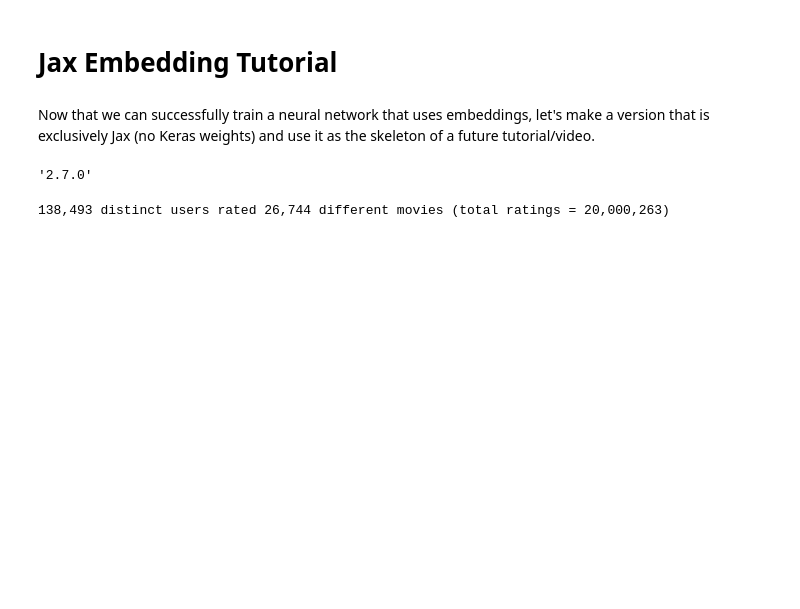
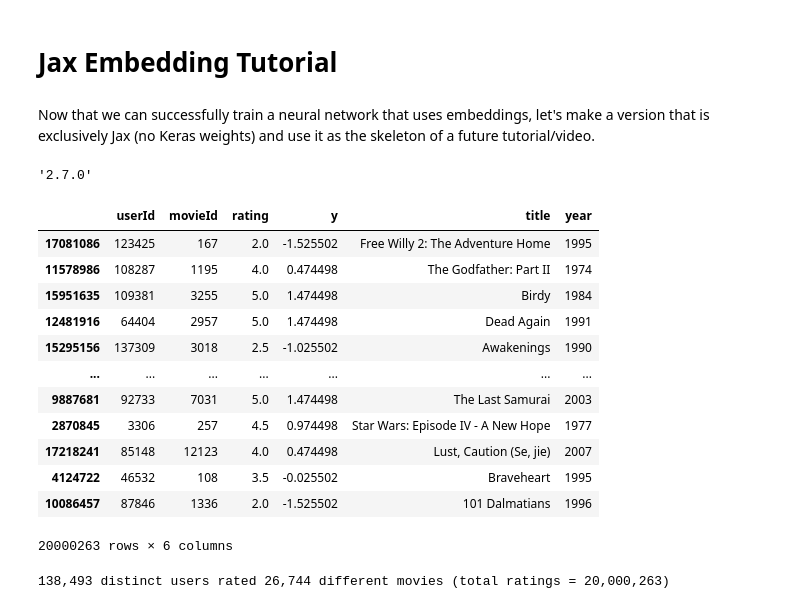
Before and after one commit to JoshVarty/LearningJax, a Jupyter notebook: 06_JaxEmbeddingTutorial.ipynb, the cells around one changed output. Drawn from its saved outputs; the diff is of its cells as text; code cells hidden in the pictures; blank space fills up the shorter version.

```diff
--- a/06_JaxEmbeddingTutorial.ipynb
+++ b/06_JaxEmbeddingTutorial.ipynb
@@ -29,6 +29,22 @@ tf.__version__
 ratings_df = pd.read_csv("data/movie-lens/rating.csv", usecols=['userId', 'movieId', 'rating', 'y'])
 movies_df = pd.read_csv("data/movie-lens/movie.csv", usecols=['movieId', 'title', 'year'])
 df = ratings_df.merge(movies_df, on='movieId').sort_values(by='userId')
+# %%
+df
+# %% [output]
+|  | userId | movieId | rating | y | title | year |
+| 17081086 | 123425 | 167 | 2.0 | -1.525502 | Free Willy 2: The Adventure Home | 1995 |
+| 11578986 | 108287 | 1195 | 4.0 | 0.474498 | The Godfather: Part II | 1974 |
+| 15951635 | 109381 | 3255 | 5.0 | 1.474498 | Birdy | 1984 |
+| 12481916 | 64404 | 2957 | 5.0 | 1.474498 | Dead Again | 1991 |
+| 15295156 | 137309 | 3018 | 2.5 | -1.025502 | Awakenings | 1990 |
+| ... | ... | ... | ... | ... | ... | ... |
+| 9887681 | 92733 | 7031 | 5.0 | 1.474498 | The Last Samurai | 2003 |
+| 2870845 | 3306 | 257 | 4.5 | 0.974498 | Star Wars: Episode IV - A New Hope | 1977 |
+| 17218241 | 85148 | 12123 | 4.0 | 0.474498 | Lust, Caution (Se, jie) | 2007 |
+| 4124722 | 46532 | 108 | 3.5 | -0.025502 | Braveheart | 1995 |
+| 10086457 | 87846 | 1336 | 2.0 | -1.525502 | 101 Dalmatians | 1996 |
+20000263 rows × 6 columns
 # %%
 # Shuffle
 df = df.sample(frac=1, random_state=1)
```
Also changed, not shown: parts of 24 cells of this notebook.
